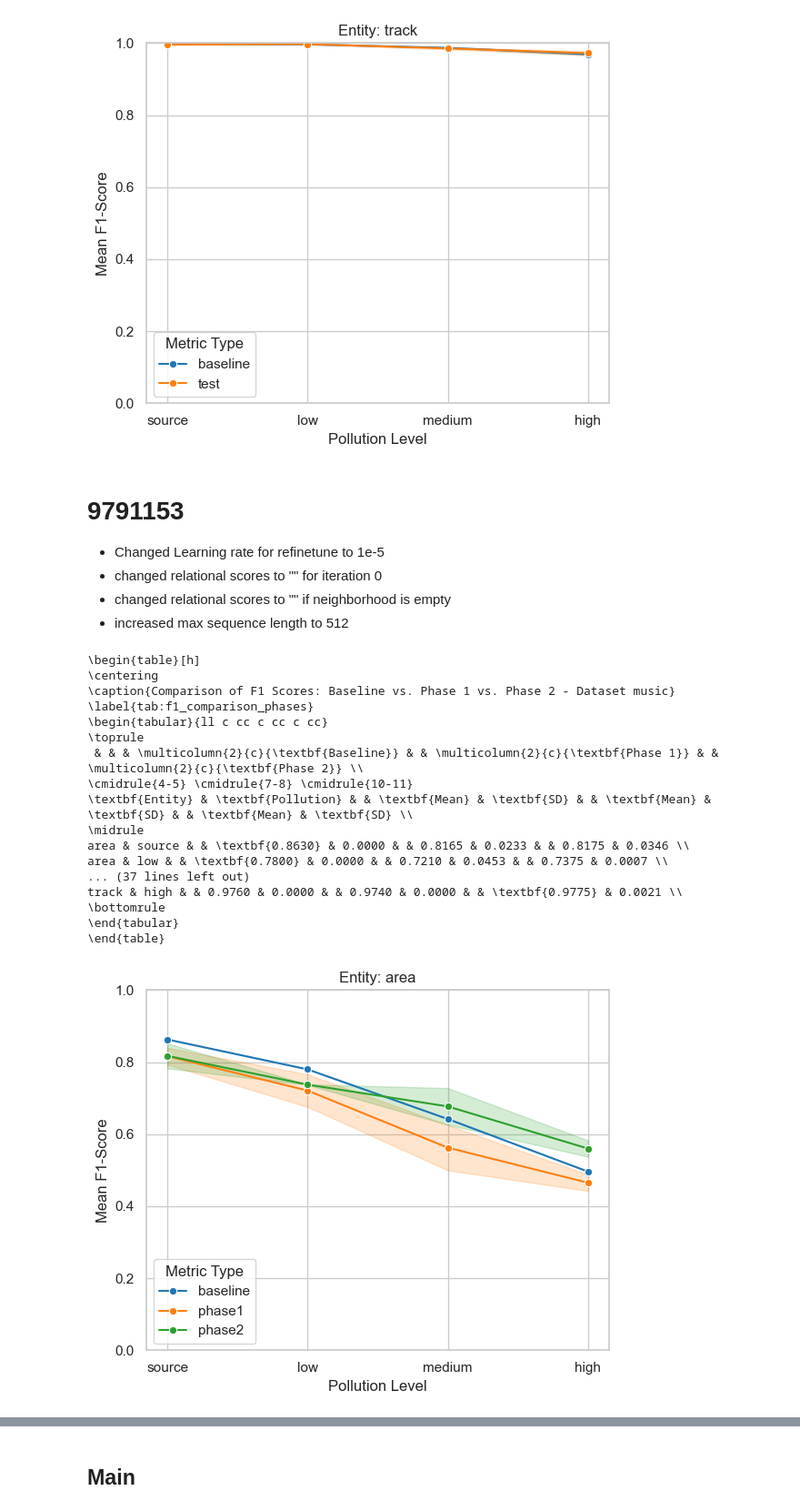
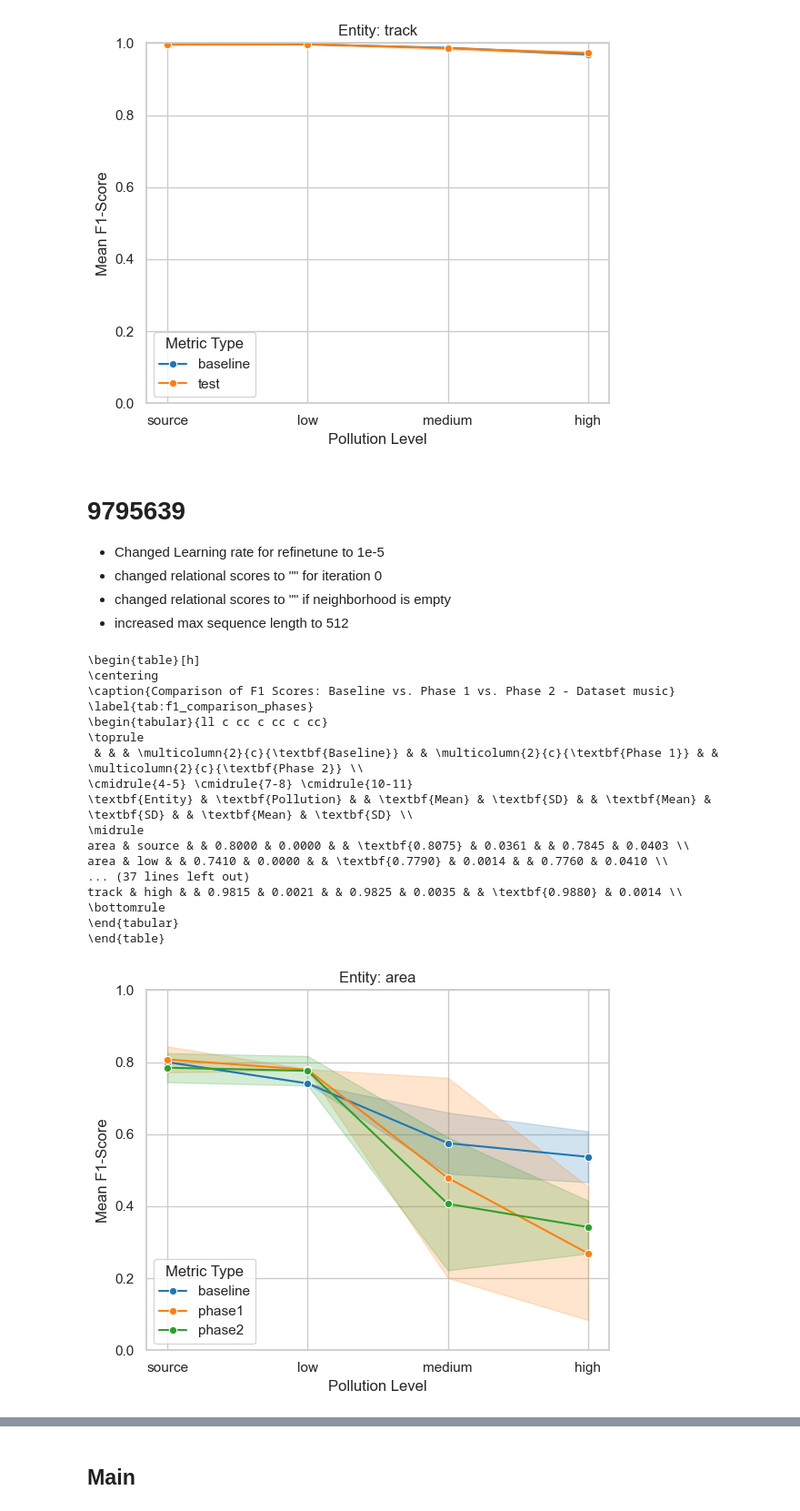
Before and after one commit to oskar-ong/deepcem, a Jupyter notebook: notebooks/results_analysis.ipynb, the cells around one changed output, grey strips where cells are left out. Shown at 91% size. Drawn from its saved outputs; the diff is of its cells as text; code cells hidden in the pictures.

```diff
--- a/notebooks/results_analysis.ipynb
+++ b/notebooks/results_analysis.ipynb
@@ -778,7 +778,7 @@ track & high & & 0.9692 & 0.0027 & & \textbf{0.9720} & 0.0058 \\
 [figure]
 [figure]
 # %% [markdown]
-# 9791153
+# 9795639
 
 - Changed Learning rate for refinetune to 1e-5
 - changed relational scores to "" for iteration 0
@@ -786,43 +786,40 @@ track & high & & 0.9692 & 0.0027 & & \textbf{0.9720} & 0.0058 \\
 - increased max sequence length to 512
 # %%
 music_distillbert2 = 9791153
+# music_distillbert2 = 9795639
 df = query_prelimary(music_distillbert2)
 
-# 1. Define the logical order
 pollution_order = ['source', 'low', 'medium', 'high']
 
-# 2. Apply the categorical type to the column
 df['pollution'] = pd.Categorical(
     df['pollution'],
     categories=pollution_order,
     ordered=True
 )
 
-# 3. Sort the DataFrame to reflect this order
-# This ensures that when you generate the table or plot, the rows are in order
 df = df.sort_values(by=['dataset', 'entity', 'pollution', 'metric_type'])
 
 latex_code = generate_comparison_latex_prelim(df)
 
 print(latex_code)
 
-plot_degradation(df, "imdb", "prelim", "distillbert")
+plot_degradation(df, "music", "prelim", "distillbert")
 # %% [output]
 \begin{table}[h]
 \centering
 \caption{Comparison of F1 Scores: Baseline vs. Phase 1 vs. Phase 2 - Dataset music}
 \label{tab:f1_comparison_phases}
 \begin{tabular}{ll c cc c cc c cc}
 \toprule
  & & & \multicolumn{2}{c}{\textbf{Baseline}} & & \multicolumn{2}{c}{\textbf{Phase 1}} & & \multicolumn{2}{c}{\textbf{Phase 2}} \\
 \cmidrule{4-5} \cmidrule{7-8} \cmidrule{10-11}
 \textbf{Entity} & \textbf{Pollution} & & \textbf{Mean} & \textbf{SD} & & \textbf{Mean} & \textbf{SD} & & \textbf{Mean} & \textbf{SD} \\
 \midrule
-area & source & & \textbf{0.8630} & 0.0000 & & 0.8165 & 0.0233 & & 0.8175 & 0.0346 \\
-area & low & & \textbf{0.7800} & 0.0000 & & 0.7210 & 0.0453 & & 0.7375 & 0.0007 \\
+area & source & & 0.8000 & 0.0000 & & \textbf{0.8075} & 0.0361 & & 0.7845 & 0.0403 \\
+area & low & & 0.7410 & 0.0000 & & \textbf{0.7790} & 0.0014 & & 0.7760 & 0.0410 \\
 ... (37 lines left out)
-track & high & & 0.9760 & 0.0000 & & 0.9740 & 0.0000 & & \textbf{0.9775} & 0.0021 \\
+track & high & & 0.9815 & 0.0021 & & 0.9825 & 0.0035 & & \textbf{0.9880} & 0.0014 \\
 \bottomrule
 \end{tabular}
 \end{table}
-[figure, old version]
+[figure, new version]
```
Also changed, not shown: parts of 2 cells of this notebook, 40 other files.
